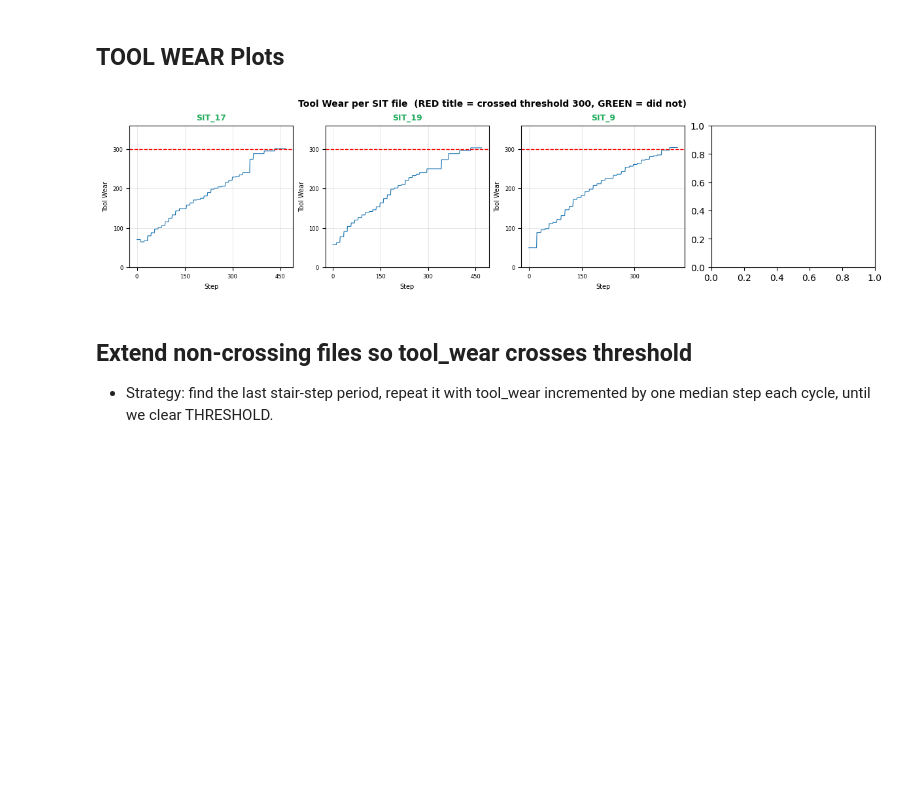
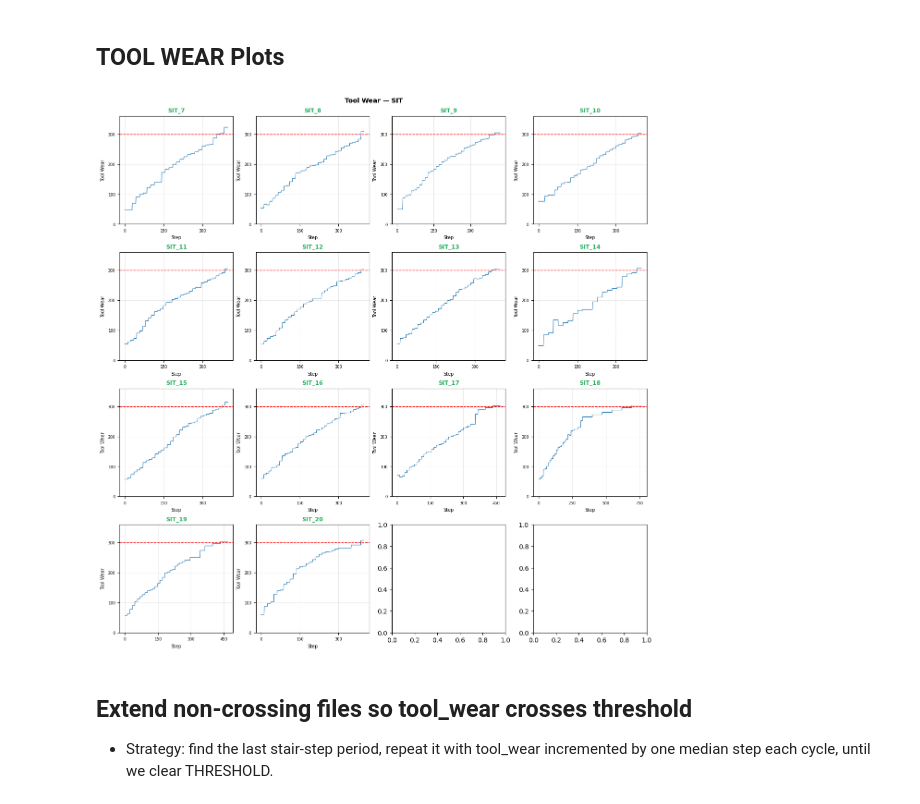
Before and after one commit to RajeshSiraskar-PhD/AutoRL, a Jupyter notebook: utilities/AnalyzeModels.ipynb, the cells around one changed output. Drawn from its saved outputs; the diff is of its cells as text; code cells hidden in the pictures; blank space fills up the shorter version.

```diff
--- a/utilities/AnalyzeModels.ipynb
+++ b/utilities/AnalyzeModels.ipynb
@@ -242,54 +198,54 @@ Test File: SIT_17  |  6 poor evaluations (score < 0.4)
 # %% [markdown]
 ## TOOL WEAR Plots
 # %%
-## Tool Wear Grid — SIT dataset
-# Plots tool_wear vs time for every file in ../data/SIT
-# Threshold line at 300; title coloured RED if crossed, GREEN if not.
+def plot_tool_wear(data_dir, threshold=300, ncols=4):
+    """Plot tool_wear vs step for every CSV in data_dir.
 
-import glob, os
-import pandas as pd
-import matplotlib.pyplot as plt
-import matplotlib.ticker as ticker
+    Files are sorted by the trailing numeric suffix (XXX_NN).
+    Title is green when tool_wear crosses the threshold, red when it does not.
+    """
+    def _sort_key(fpath):
+        m = re.search(r'_(\d+)(?:\.[^.]+)?$', os.path.basename(fpath))
+        return int(m.group(1)) if m else float('inf')
 
-DATA_DIR  = "../data/SIT"
-THRESHOLD = 300
+    files = sorted(glob.glob(os.path.join(data_dir, "*.csv")), key=_sort_key)
+    n     = len(files)
+    nrows = -(-n // ncols)   # ceiling division
 
-files = sorted(glob.glob(os.path.join(DATA_DIR, "*.csv")))
-n     = len(files)
-ncols = 4
-nrows = -(-n // ncols)   # ceiling division
+    fig, axes = plt.subplots(nrows, ncols,
+                             figsize=(ncols * 3, nrows * 3),
+                             constrained_layout=True)
+    axes = axes.flat
 
-fig, axes = plt.subplots(nrows, ncols,
-                         figsize=(ncols * 3, nrows * 3),
-                         constrained_layout=True)
-axes = axes.flat
+    for ax, fpath in zip(axes, files):
+        label   = os.path.splitext(os.path.basename(fpath))[0]
+        tw      = pd.read_csv(fpath)["tool_wear"]
+        crossed = tw.max() >= threshold
 
-for ax, fpath in zip(axes, files):
-    label   = os.path.splitext(os.path.basename(fpath))[0]
-    tw      = pd.read_csv(fpath)["tool_wear"]
-    crossed = tw.max() >= THRESHOLD
+        ax.plot(tw, color="#1f77b4", linewidth=0.8)
+        ax.axhline(threshold, color="red", linestyle="--", linewidth=1.0)
+        ax.set_title(label, fontsize=9,
+                     color="#27ae60" if crossed else "#c0392b",
+                     fontweight="bold")
+        ax.set_ylim(0, threshold * 1.2)
+        ax.set_xlabel("Step", fontsize=7)
+        ax.set_ylabel("Tool Wear", fontsize=7)
+        ax.tick_params(labelsize=6)
+        ax.xaxis.set_major_locator(ticker.MaxNLocator(4))
+        ax.yaxis.set_major_locator(ticker.MaxNLocator(4))
+        ax.grid(True, color="grey", alpha=0.25, linewidth=0.5)
 
-    ax.plot(tw, color="#1f77b4", linewidth=0.8)
-    ax.axhline(THRESHOLD, color="red", linestyle="--", linewidth=1.0)
-    ax.set_title(label, fontsize=9,
-                 color="#27ae60" if crossed else "#c0392b",
-                 fontweight="bold")
-    ax.set_ylim(0, THRESHOLD*1.2)
-    ax.set_xlabel("Step", fontsize=7)
-    ax.set_ylabel("Tool Wear", fontsize=7)
-    ax.tick_params(labelsize=6)
-    ax.xaxis.set_major_locator(ticker.MaxNLocator(4))
-    ax.yaxis.set_major_locator(ticker.MaxNLocator(4))
-    ax.grid(True, color="grey", alpha=0.25, linewidth=0.5)
+    for ax in list(axes)[n:]:
+        ax.set_visible(False)
 
-for ax in list(axes)[n:]:
-    ax.set_visible(False)
+    fig.suptitle(f"Tool Wear — {os.path.basename(data_dir)}  ", fontsize=10, fontweight="bold")
+    plt.show()
 
-fig.suptitle("Tool Wear per SIT file  (RED title = crossed threshold 300, GREEN = did not)",
-             fontsize=10, fontweight="bold")
-plt.show()
+
+# ── calls ─────────────────────────────────────────────────────────────
+plot_tool_wear(DATA_DIR, threshold=THRESHOLD, ncols=4)
 # %% [output]
-[figure, old version]
+[figure, new version]
 # %% [markdown]
 ## Extend non-crossing files so tool_wear crosses threshold
 
```
Also changed, not shown: parts of 15 cells of this notebook, 1 other file.
